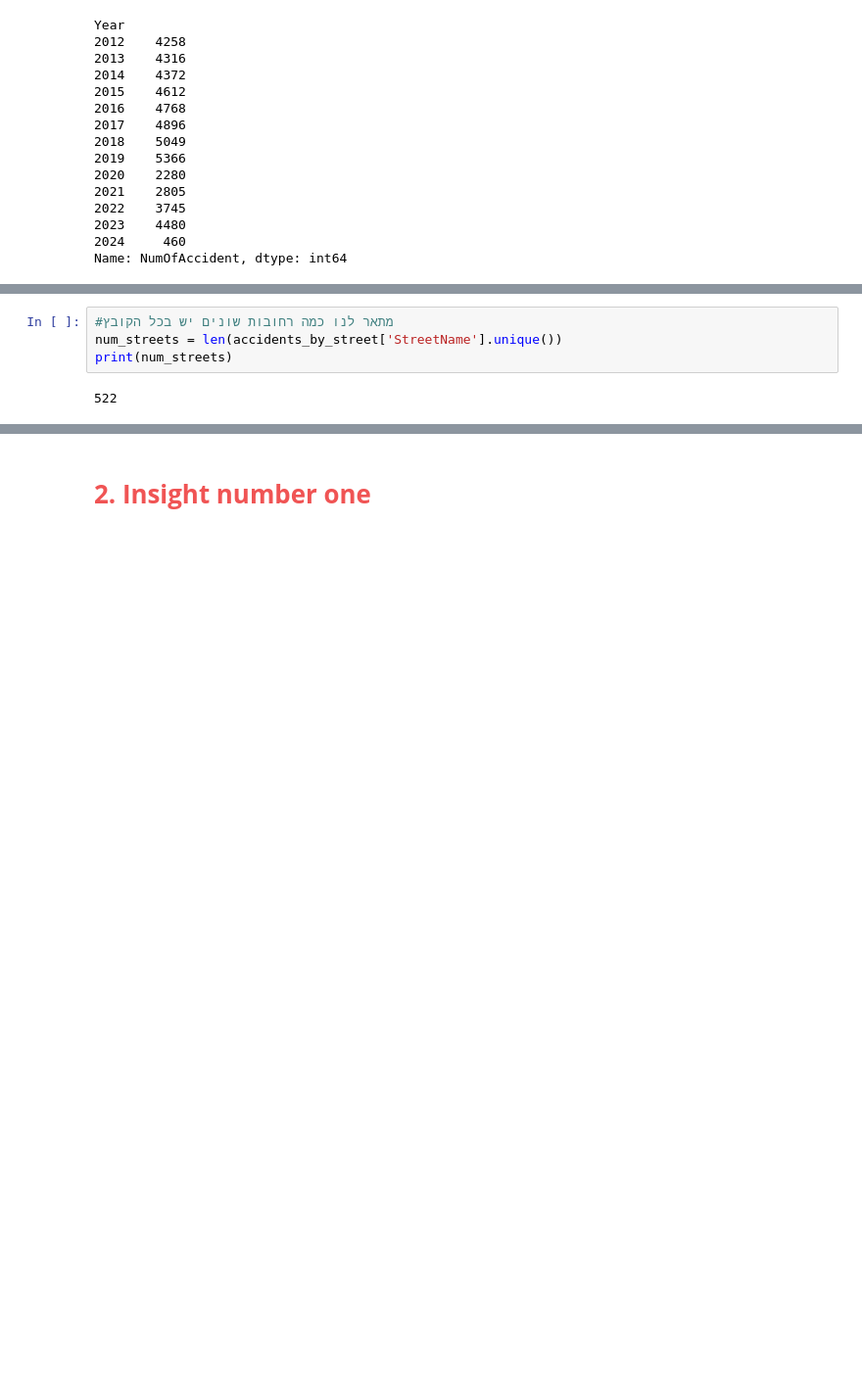
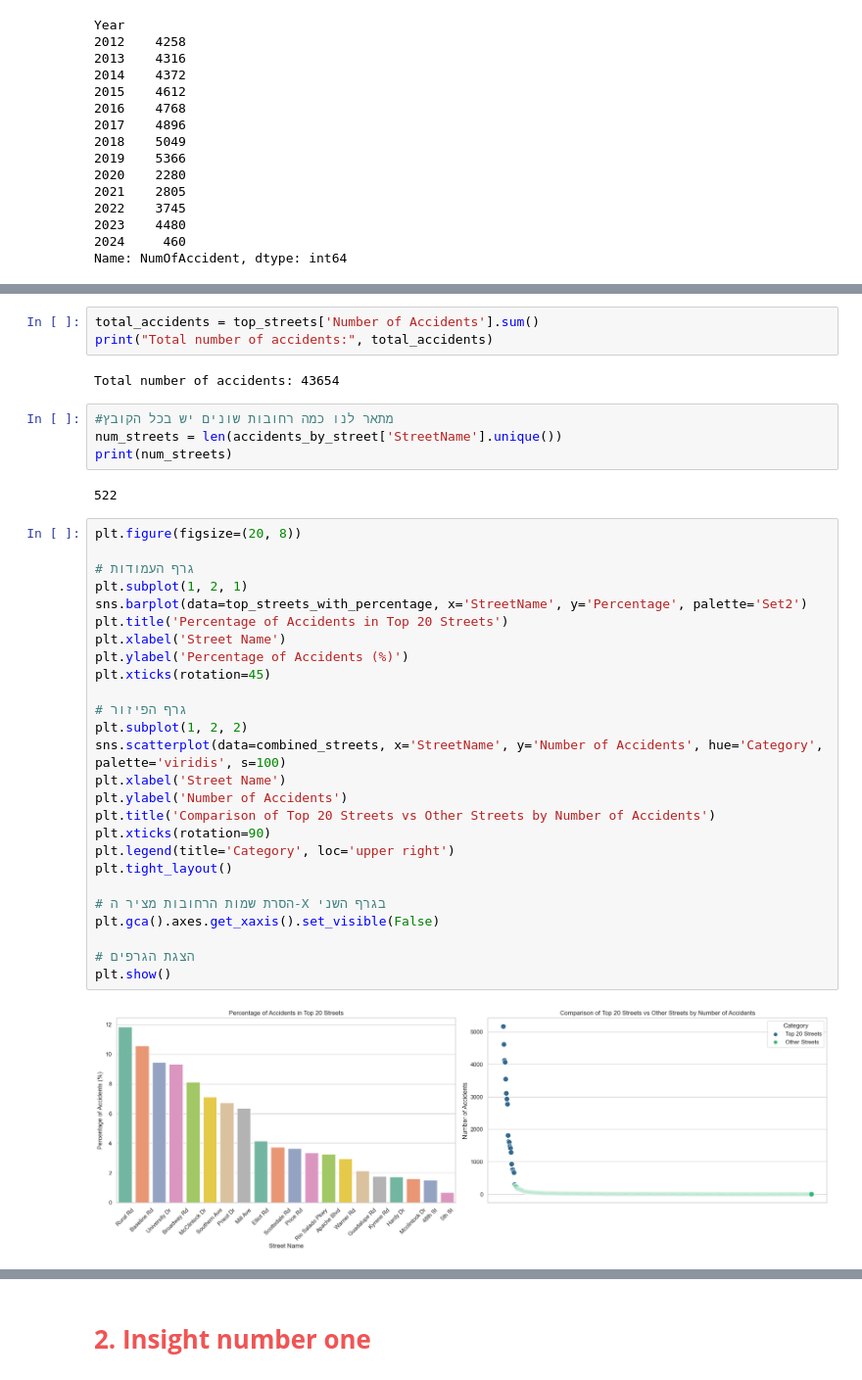
Before and after one commit to oribachar13579/oriandyuval, a Jupyter notebook: project.ipynb, the cells around one changed output, grey strips where cells are left out. Shown at 98% size. Drawn from its saved outputs; the diff is of its cells as text; blank space fills up the shorter version.

```diff
--- a/project.ipynb
+++ b/project.ipynb
@@ -207,9 +205,42 @@ fig.tight_layout()
 fig.savefig('top_streets_accidents.png')
 # %% [output]
 [figure]
+# %%
+total_accidents = top_streets['Number of Accidents'].sum()
+print("Total number of accidents:", total_accidents)
+# %% [output]
+Total number of accidents: 43654
 # %%
 #מתאר לנו כמה רחובות שונים יש בכל הקובץ
 num_streets = len(accidents_by_street['StreetName'].unique())
 print(num_streets)
 # %% [output]
 522
+# %%
+plt.figure(figsize=(20, 8))
+
+# גרף העמודות
+plt.subplot(1, 2, 1)
+sns.barplot(data=top_streets_with_percentage, x='StreetName', y='Percentage', palette='Set2')
+plt.title('Percentage of Accidents in Top 20 Streets')
+plt.xlabel('Street Name')
+plt.ylabel('Percentage of Accidents (%)')
+plt.xticks(rotation=45)
+
+# גרף הפיזור
+plt.subplot(1, 2, 2)
+sns.scatterplot(data=combined_streets, x='StreetName', y='Number of Accidents', hue='Category', palette='viridis', s=100)
+plt.xlabel('Street Name')
+plt.ylabel('Number of Accidents')
+plt.title('Comparison of Top 20 Streets vs Other Streets by Number of Accidents')
+plt.xticks(rotation=90)
+plt.legend(title='Category', loc='upper right')
+plt.tight_layout()
+
+# הסרת שמות הרחובות מציר ה-X בגרף השני
+plt.gca().axes.get_xaxis().set_visible(False)
+
+# הצגת הגרפים
+plt.show()
+# %% [output]
+[figure, added]
```
Also changed, not shown: parts of 29 cells of this notebook.
